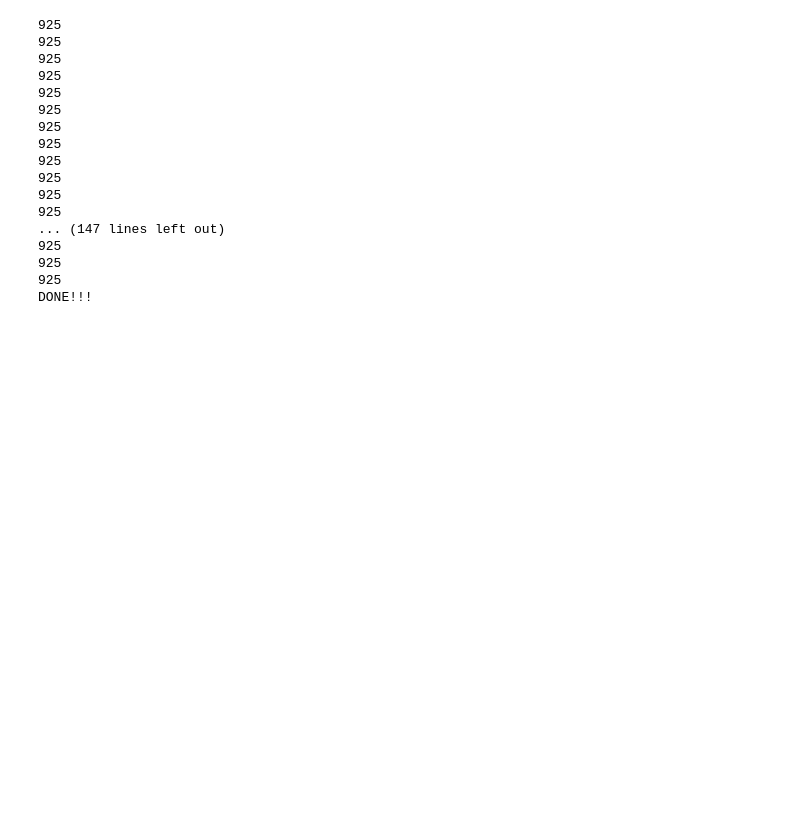
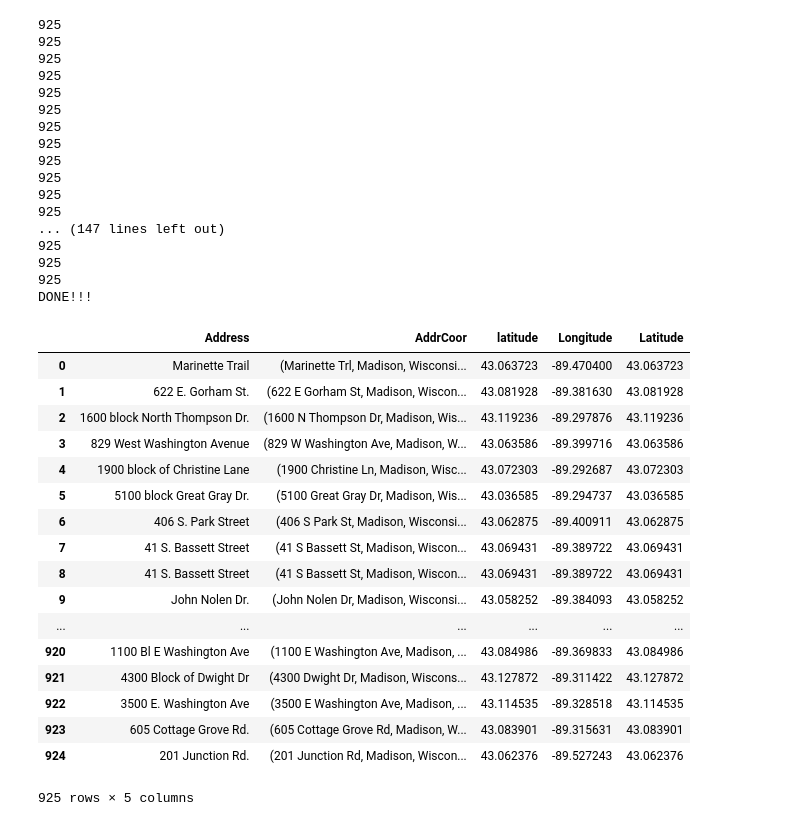
Before and after one commit to LeonTan828/Madcity_Proj, a Jupyter notebook: Tidier.ipynb, the cells around one changed output. Drawn from its saved outputs; the diff is of its cells as text; code cells hidden in the pictures; blank space fills up the shorter version.

Commit message:
changes to latitude

```diff
--- a/Tidier.ipynb
+++ b/Tidier.ipynb
@@ -119,9 +119,29 @@ print("DONE!!!")
 925
 DONE!!!
 # %%
-newTab["latitude"] = newTab["AddrCoor"].apply(lambda x: x.latitude)
+newTab["Latitude"] = newTab["AddrCoor"].apply(lambda x: x.latitude)
 # %%
 newTab["Longitude"] = newTab["AddrCoor"].apply(lambda x: x.longitude)
+newTab
+# %% [output]
+|  | Address | AddrCoor | latitude | Longitude | Latitude |
+| 0 | Marinette Trail | (Marinette Trl, Madison, Wisconsi... | 43.063723 | -89.470400 | 43.063723 |
+| 1 | 622 E. Gorham St. | (622 E Gorham St, Madison, Wiscon... | 43.081928 | -89.381630 | 43.081928 |
+| 2 | 1600 block North Thompson Dr. | (1600 N Thompson Dr, Madison, Wis... | 43.119236 | -89.297876 | 43.119236 |
+| 3 | 829 West Washington Avenue | (829 W Washington Ave, Madison, W... | 43.063586 | -89.399716 | 43.063586 |
+| 4 | 1900 block of Christine Lane | (1900 Christine Ln, Madison, Wisc... | 43.072303 | -89.292687 | 43.072303 |
+| 5 | 5100 block Great Gray Dr. | (5100 Great Gray Dr, Madison, Wis... | 43.036585 | -89.294737 | 43.036585 |
+| 6 | 406 S. Park Street | (406 S Park St, Madison, Wisconsi... | 43.062875 | -89.400911 | 43.062875 |
+| 7 | 41 S. Bassett Street | (41 S Bassett St, Madison, Wiscon... | 43.069431 | -89.389722 | 43.069431 |
+| 8 | 41 S. Bassett Street | (41 S Bassett St, Madison, Wiscon... | 43.069431 | -89.389722 | 43.069431 |
+| 9 | John Nolen Dr. | (John Nolen Dr, Madison, Wisconsi... | 43.058252 | -89.384093 | 43.058252 |
+| ... | ... | ... | ... | ... | ... |
+| 920 | 1100 Bl E Washington Ave | (1100 E Washington Ave, Madison, ... | 43.084986 | -89.369833 | 43.084986 |
+| 921 | 4300 Block of Dwight Dr | (4300 Dwight Dr, Madison, Wiscons... | 43.127872 | -89.311422 | 43.127872 |
+| 922 | 3500 E. Washington Ave | (3500 E Washington Ave, Madison, ... | 43.114535 | -89.328518 | 43.114535 |
+| 923 | 605 Cottage Grove Rd. | (605 Cottage Grove Rd, Madison, W... | 43.083901 | -89.315631 | 43.083901 |
+| 924 | 201 Junction Rd. | (201 Junction Rd, Madison, Wiscon... | 43.062376 | -89.527243 | 43.062376 |
+925 rows × 5 columns
 # %%
 newTab.to_csv("IncidentReprt.csv", encoding = 'utf-8', index = False)
 # %%
```
Also changed, not shown: parts of 1 cell of this notebook, 3 other files.
